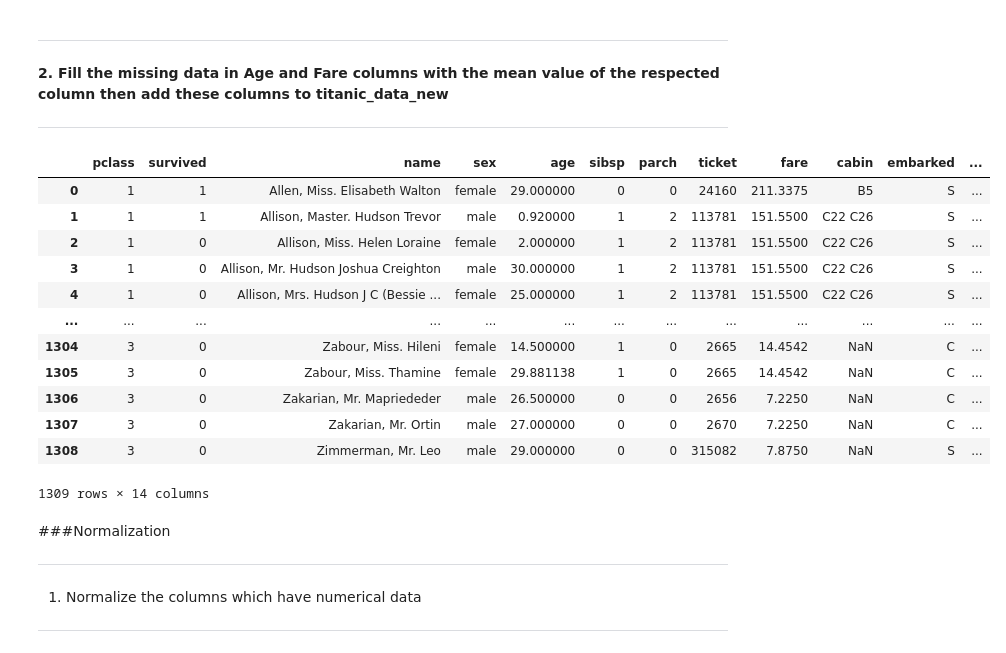
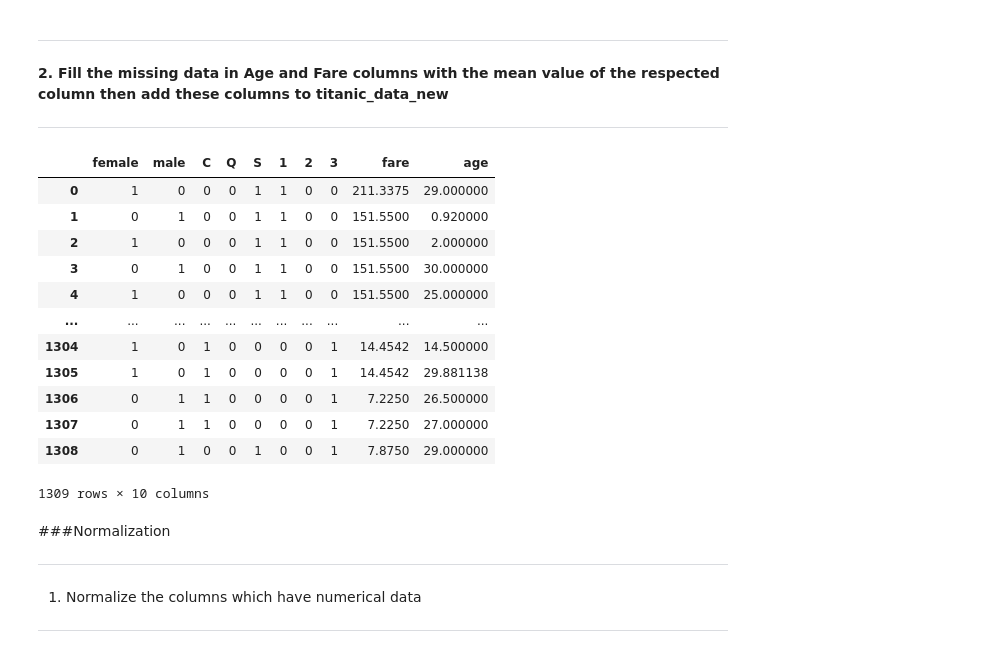
Before and after one commit to hemantkiitg/shala_2020, a Jupyter notebook: Assignment_1_DS.ipynb, the cells around one changed output. Drawn from its saved outputs; the diff is of its cells as text; code cells hidden in the pictures.

```diff
--- a/Assignment_1_DS.ipynb
+++ b/Assignment_1_DS.ipynb
@@ -235,3 +217,16 @@ df
+# %%
+encoded_features1=pd.get_dummies(df.sex)
+encoded_features2=pd.get_dummies(df.embarked)
+encoded_features3=pd.get_dummies(df.pclass)
+# pd.concat([df,encoded_features1],axis=1)
+# pd.concat([df,encoded_features2],axis=1)
+# pd.concat([df,encoded_features3],axis=1)
+
+titanic_data_new = pd.DataFrame(encoded_features1)
+titanic_data_new = titanic_data_new.join(encoded_features2)
+# pd.concat([titanic_data_new,encoded_features3],axis=1)
+titanic_data_new = titanic_data_new.join(encoded_features3)
+# titanic_data_new
 # %% [markdown]
 
 
@@ -244,30 +239,47 @@ df
 ---
 # %%
 #df.fare.isna().sum()
-df.age.isna().sum()
-# print(df.fare.mean())
+#df.age.isna().sum()
+#print(df.age)
+# df
+# df.age.isna().sum()
+#print(df.age.mean())
+# df
 #titanic_data_new = df.age.fillna(df.age.mean())
+
 df.age = df.age.fillna(df.age.mean())
-#df.age.isna().sum()
-# #df.fare.isna().sum()
-# # df
-# #titanic_data_new #.isna().sum
-df.age.isna().sum()
+# df
+
+# df
+# #df.age.isna().sum()
+# df.fare.isna().sum()
+df.fare = df.fare.fillna(df.fare.mean())
+# df
+# df.fare.isna().sum()
 df
+#titanic_data_new = titanic_data_new.join(df['age'],df['fare'])
+#titanic_data_new
+titanic_data_new = pd.concat([titanic_data_new,df.fare],axis=1)
+titanic_data_new = pd.concat([titanic_data_new,df.age],axis=1)
+# # # df
+# # #titanic_data_new #.isna().sum
+titanic_data_new
+# # df.age.isna().sum()
+# df
 # %% [output]
-|  | pclass | survived | name | sex | age | sibsp | parch | ticket | fare | cabin | embarked | ... |
-| 0 | 1 | 1 | Allen, Miss. Elisabeth Walton | female | 29.000000 | 0 | 0 | 24160 | 211.3375 | B5 | S | ... |
-| 1 | 1 | 1 | Allison, Master. Hudson Trevor | male | 0.920000 | 1 | 2 | 113781 | 151.5500 | C22 C26 | S | ... |
-| 2 | 1 | 0 | Allison, Miss. Helen Loraine | female | 2.000000 | 1 | 2 | 113781 | 151.5500 | C22 C26 | S | ... |
-| 3 | 1 | 0 | Allison, Mr. Hudson Joshua Creighton | male | 30.000000 | 1 | 2 | 113781 | 151.5500 | C22 C26 | S | ... |
-| 4 | 1 | 0 | Allison, Mrs. Hudson J C (Bessie ... | female | 25.000000 | 1 | 2 | 113781 | 151.5500 | C22 C26 | S | ... |
-| ... | ... | ... | ... | ... | ... | ... | ... | ... | ... | ... | ... | ... |
-| 1304 | 3 | 0 | Zabour, Miss. Hileni | female | 14.500000 | 1 | 0 | 2665 | 14.4542 | NaN | C | ... |
-| 1305 | 3 | 0 | Zabour, Miss. Thamine | female | 29.881138 | 1 | 0 | 2665 | 14.4542 | NaN | C | ... |
-| 1306 | 3 | 0 | Zakarian, Mr. Mapriededer | male | 26.500000 | 0 | 0 | 2656 | 7.2250 | NaN | C | ... |
-| 1307 | 3 | 0 | Zakarian, Mr. Ortin | male | 27.000000 | 0 | 0 | 2670 | 7.2250 | NaN | C | ... |
-| 1308 | 3 | 0 | Zimmerman, Mr. Leo | male | 29.000000 | 0 | 0 | 315082 | 7.8750 | NaN | S | ... |
+|  | female | male | C | Q | S | 1 | 2 | 3 | fare | age |
+| 0 | 1 | 0 | 0 | 0 | 1 | 1 | 0 | 0 | 211.3375 | 29.000000 |
+| 1 | 0 | 1 | 0 | 0 | 1 | 1 | 0 | 0 | 151.5500 | 0.920000 |
+| 2 | 1 | 0 | 0 | 0 | 1 | 1 | 0 | 0 | 151.5500 | 2.000000 |
+| 3 | 0 | 1 | 0 | 0 | 1 | 1 | 0 | 0 | 151.5500 | 30.000000 |
+| 4 | 1 | 0 | 0 | 0 | 1 | 1 | 0 | 0 | 151.5500 | 25.000000 |
+| ... | ... | ... | ... | ... | ... | ... | ... | ... | ... | ... |
+| 1304 | 1 | 0 | 1 | 0 | 0 | 0 | 0 | 1 | 14.4542 | 14.500000 |
+| 1305 | 1 | 0 | 1 | 0 | 0 | 0 | 0 | 1 | 14.4542 | 29.881138 |
+| 1306 | 0 | 1 | 1 | 0 | 0 | 0 | 0 | 1 | 7.2250 | 26.500000 |
+| 1307 | 0 | 1 | 1 | 0 | 0 | 0 | 0 | 1 | 7.2250 | 27.000000 |
+| 1308 | 0 | 1 | 0 | 0 | 1 | 0 | 0 | 1 | 7.8750 | 29.000000 |
-1309 rows × 14 columns
+1309 rows × 10 columns
 # %% [markdown]
 ###Normalization
 
```
Also changed, not shown: parts of 4 cells of this notebook.
